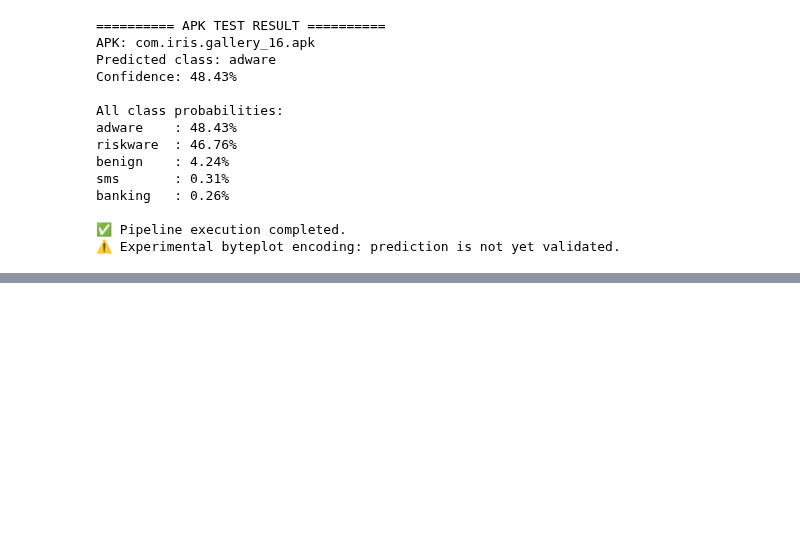
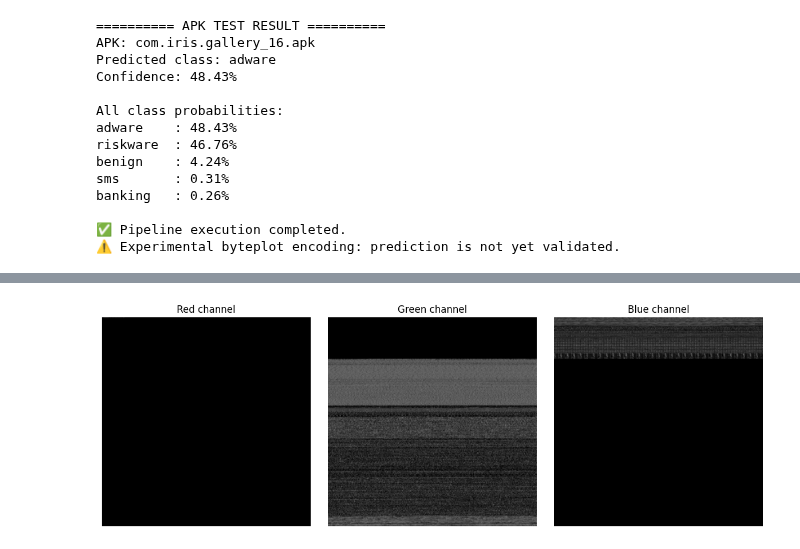
Before and after one commit to swapnasaina274/malicious-mobile-app-detection, a Jupyter notebook: byteplot work.ipynb, the cells around one changed output, grey strips where cells are left out. Drawn from its saved outputs; the diff is of its cells as text; code cells hidden in the pictures; blank space fills up the shorter version.

```diff
--- a/byteplot work.ipynb
+++ b/byteplot work.ipynb
@@ -7235,0 +7385,25 @@ banking   : 0.26%
+# %%
+from PIL import Image
+import numpy as np
+import matplotlib.pyplot as plt
+from pathlib import Path
+
+p = Path(
+    "/content/drive/MyDrive/Malicious project work/"
+    "Byteplot images/Image/train/riskware/"
+    "99ef1b5ba5340de82e9ee5d6f4fc5beb.png"
+)
+
+a = np.array(Image.open(p).convert("RGB"))
+
+fig, axes = plt.subplots(1, 3, figsize=(12, 4))
+
+for i, name in enumerate(["Red", "Green", "Blue"]):
+    axes[i].imshow(a[:, :, i], cmap="gray", vmin=0, vmax=255)
+    axes[i].set_title(f"{name} channel")
+    axes[i].axis("off")
+
+plt.tight_layout()
+plt.show()
+# %% [output]
+[figure, added]
```
Also changed, not shown: parts of 17 cells of this notebook.
